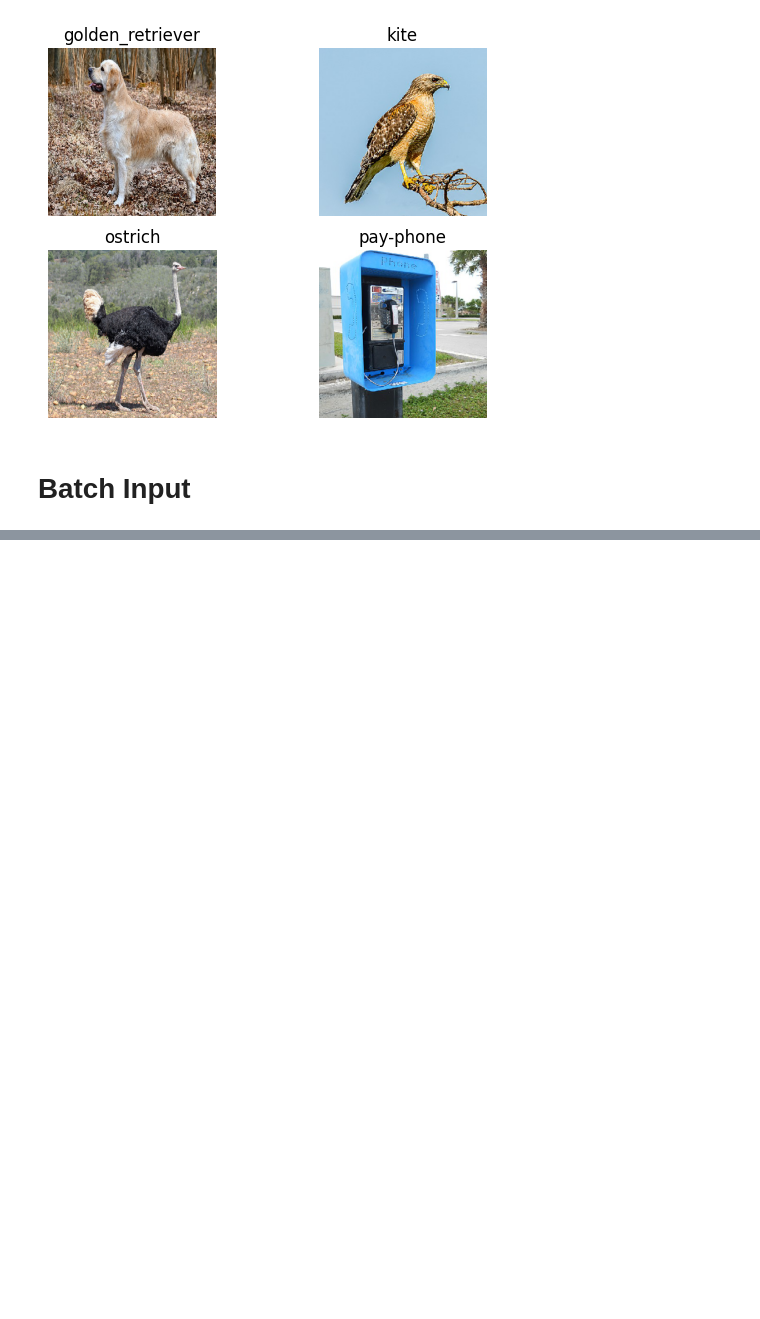
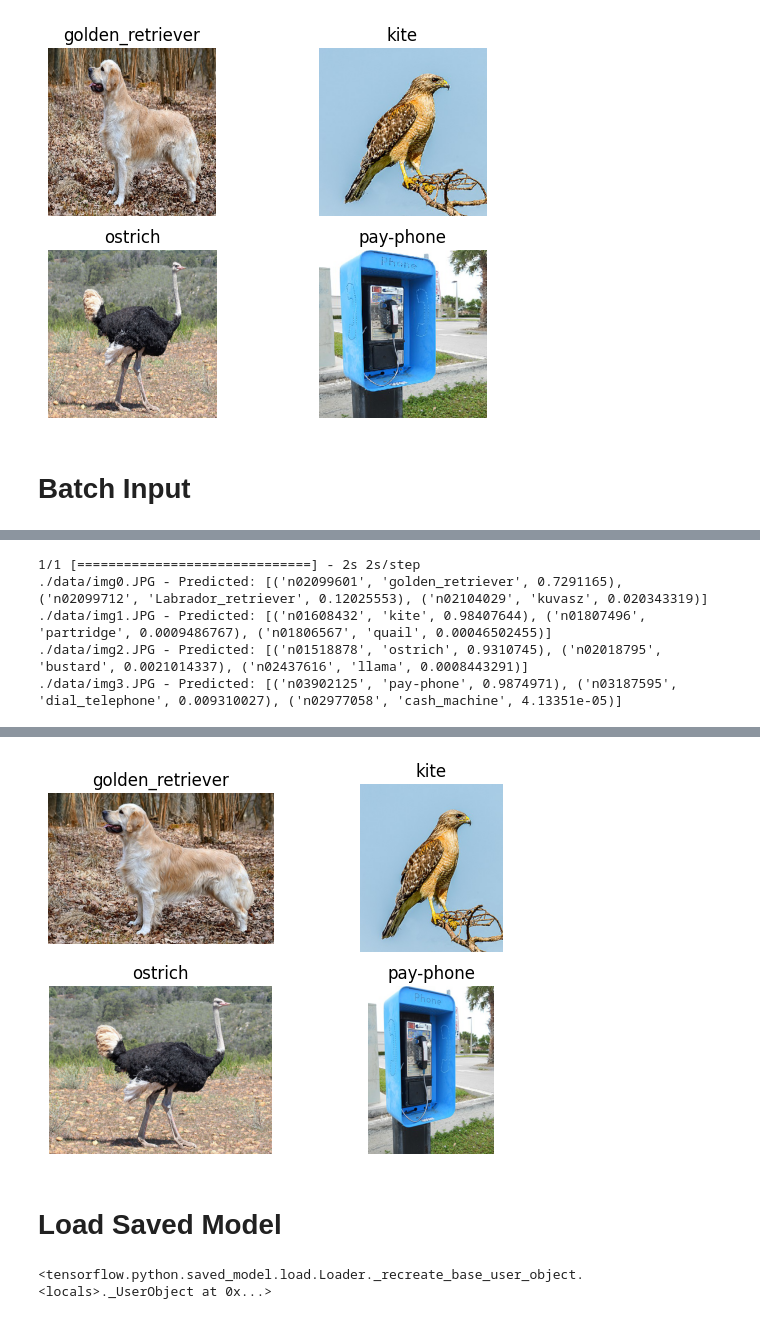
Before and after one commit to farisazizy/Sourcing-job-vacancies, a Jupyter notebook: tensorRT/tensor_optimation.ipynb, the cells around one changed output, grey strips where cells are left out. Cells and saved outputs as stored; diff of their text form; code cells hidden in the pictures; blank space fills up the shorter version.

Commit message:
add load model

```diff
--- a/tensorRT/tensor_optimation.ipynb
+++ b/tensorRT/tensor_optimation.ipynb
@@ -41,24 +41,6 @@ plt.show()
 [figure]
 # %% [markdown]
 # Model
-# %%
-def show_predictions(model):
-  for i in range(4):
-    img_path = './data/img%d.JPG'%i
-    img = image.load_img(img_path, target_size=(299, 299))
-    x = image.img_to_array(img)
-    x = np.expand_dims(x, axis=0)
-    x = preprocess_input(x)
-
-    preds = model.predict(x)
-    print('{} - Predicted: {}'.format(img_path, decode_predictions(preds, top=3)[0]))
-
-    plt.subplot(2,2,i+1)
-    plt.imshow(img);
-    plt.axis('off');
-    plt.title(decode_predictions(preds, top=3)[0][0][1])
-
-  show_predictions(model)
 # %%
 def show_predictions(model):
     for i in range(4):
@@ -102,23 +80,20 @@ WARNING:absl:Found untraced functions such as _jit_compiled_convolution_op, _jit
 # %% [markdown]
 # Batch Input
 # %%
-def create_batch_input(img_paths):
-    batch_images = []
+def show_predictions(model, batch_size):
+    img_paths = ['./data/img{}.JPG'.format(i) for i in range(batch_size)]
+    images = []
     for img_path in img_paths:
         img = image.load_img(img_path, target_size=(299, 299))
         x = image.img_to_array(img)
-        x = np.expand_dims(x, axis=0)
-        x = preprocess_input(x)
-        batch_images.append(x)
+        images.append(x)
 
-    batch_images = np.concatenate(batch_images, axis=0)
-    return batch_images
+    images = np.array(images)
+    images = preprocess_input(images)
 
-def show_predictions(model, batch_images):
-    preds = model.predict(batch_images)
+    preds = model.predict(images)
     for i, img_path in enumerate(img_paths):
         print('{} - Predicted: {}'.format(img_path, decode_predictions(preds[i:i+1], top=3)[0]))
-
         plt.subplot(2, 2, i + 1)
         plt.imshow(image.load_img(img_path))
         plt.axis('off')
@@ -130,11 +105,7 @@ def show_predictions(model, batch_images):
 # Create the model
 model = InceptionV3(weights='imagenet')
 
-# Image paths for the batch input
-img_paths = ['./data/img0.JPG', './data/img1.JPG', './data/img2.JPG', './data/img3.JPG']
-
-# Create the batch input
-batch_images = create_batch_input(img_paths)
-
 # Call the function to show predictions and save the model
-show_predictions(model, batch_images)
+batch_size = 4
+show_predictions(model, batch_size)
+# %% [output]
@@ -140,0 +113,5 @@ show_predictions(model, batch_images)
+1/1 [==============================] - 2s 2s/step
+./data/img0.JPG - Predicted: [('n02099601', 'golden_retriever', 0.7291165), ('n02099712', 'Labrador_retriever', 0.12025553), ('n02104029', 'kuvasz', 0.020343319)]
+./data/img1.JPG - Predicted: [('n01608432', 'kite', 0.98407644), ('n01807496', 'partridge', 0.0009486767), ('n01806567', 'quail', 0.00046502455)]
+./data/img2.JPG - Predicted: [('n01518878', 'ostrich', 0.9310745), ('n02018795', 'bustard', 0.0021014337), ('n02437616', 'llama', 0.0008443291)]
+./data/img3.JPG - Predicted: [('n03902125', 'pay-phone', 0.9874971), ('n03187595', 'dial_telephone', 0.009310027), ('n02977058', 'cash_machine', 4.13351e-05)]
@@ -140,0 +119,10 @@ show_predictions(model, batch_images)
+[figure, added]
+# %% [markdown]
+# Load Saved Model
+# %%
+# Load the saved model
+loaded_model = tf.saved_model.load('./saved_model')
+
+loaded_model
+# %% [output]
+<tensorflow.python.saved_model.load.Loader._recreate_base_user_object.<locals>._UserObject at 0x...>
```
Also changed, not shown: parts of 3 cells of this notebook.
